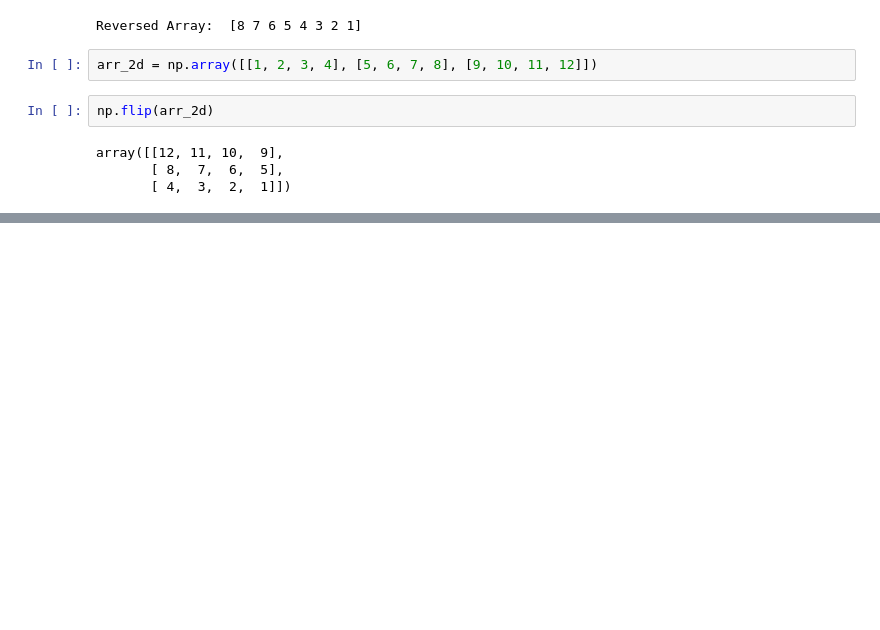
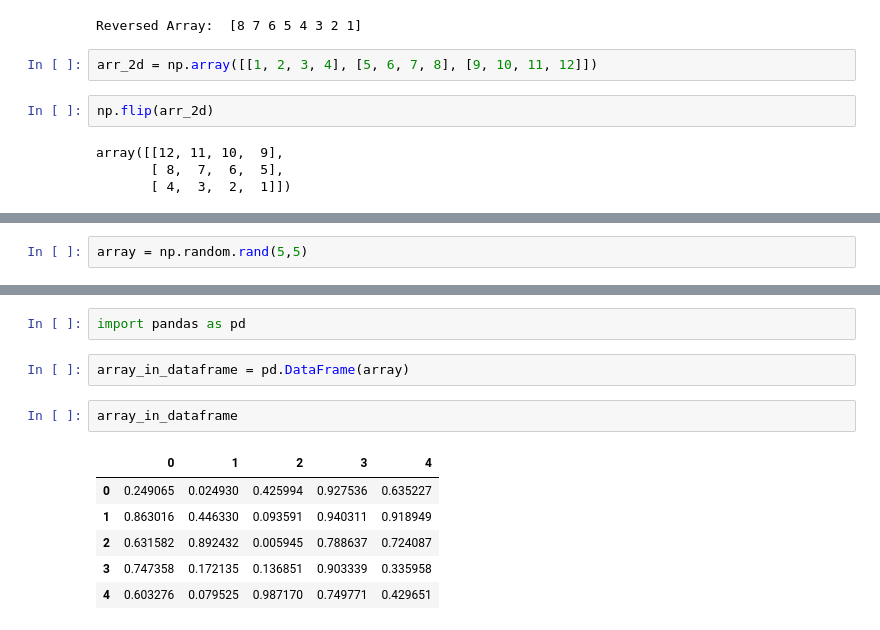
Before and after one commit to R123gh/Data-cleaning-project-, a Jupyter notebook: numpy.ipynb, the cells around one changed output, grey strips where cells are left out. Cells and saved outputs as stored; diff of their text form; blank space fills up the shorter version.

```diff
--- a/numpy.ipynb
+++ b/numpy.ipynb
@@ -380,0 +409,2 @@ array([[12, 11, 10,  9],
+# %%
+array = np.random.rand(5,5)
@@ -380,0 +419,13 @@ array([[12, 11, 10,  9],
+# %%
+import pandas as pd
+# %%
+array_in_dataframe = pd.DataFrame(array)
+# %%
+array_in_dataframe
+# %% [output]
+|  | 0 | 1 | 2 | 3 | 4 |
+| 0 | 0.249065 | 0.024930 | 0.425994 | 0.927536 | 0.635227 |
+| 1 | 0.863016 | 0.446330 | 0.093591 | 0.940311 | 0.918949 |
+| 2 | 0.631582 | 0.892432 | 0.005945 | 0.788637 | 0.724087 |
+| 3 | 0.747358 | 0.172135 | 0.136851 | 0.903339 | 0.335958 |
+| 4 | 0.603276 | 0.079525 | 0.987170 | 0.749771 | 0.429651 |
```
Also changed, not shown: parts of 17 cells of this notebook.
